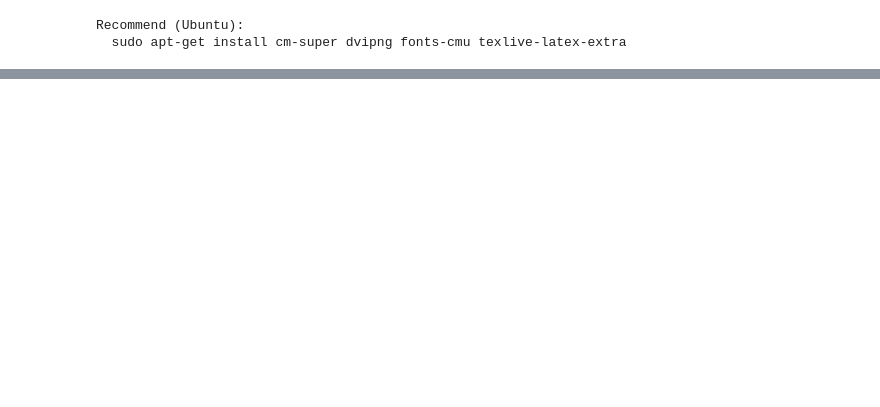
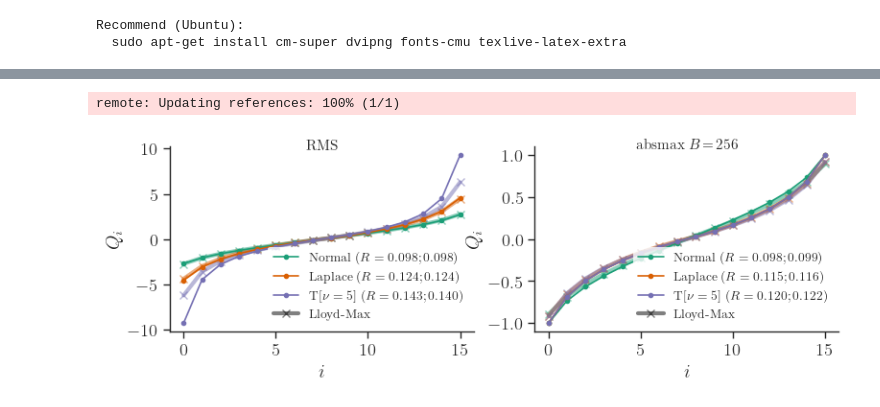
Before and after one commit to graphcore-research/llama-mobile-vlm, a Jupyter notebook: 20250127-FormatsCascade/Analysis.ipynb, the cells around one changed output, grey strips where cells are left out. Cells and saved outputs as stored; diff of their text form; code cells hidden in the pictures; blank space fills up the shorter version.

```diff
--- a/20250127-FormatsCascade/Analysis.ipynb
+++ b/20250127-FormatsCascade/Analysis.ipynb
@@ -61,15 +69,0 @@ remote: Updating references: 100% (1/1)
-# %%
-_, (ax0, ax1) = plt.subplots(ncols=2, figsize=(9, 2.5))
-
-bits = 4
-n_X, iterations, push = 2**14, 100, False
-# n_X, iterations, push = 2**20, 200, True
-
-X = torch.randn(n_X, generator=get_generator())
-for fmt in ["normal", "laplace", "student-t-4"]:
-    pass # TODO
-ax0.set_xlabel("$i$")
-ax0.set_ylabel("$Q_i$")
-ax0.legend(loc="lower right")
-
-# plot_utils.save("crd_curves_4bit", push=push)
@@ -78,0 +70,65 @@ ax0.legend(loc="lower right")
+# %%
+_, (ax0, ax1) = plt.subplots(ncols=2, figsize=(9, 2.5))
+
+bits = 4
+# n_X, iterations, push = 2**14, 100, False
+n_X, iterations, push = 2**20, 300, True
+
+studentt_dof = 5
+block_size = 256
+dists = [
+    dict(dist="Normal", scale=1.0),
+    dict(dist="Laplace", scale=2**-0.5),
+    dict(dist="StudentT", dof=studentt_dof, scale=((studentt_dof - 2) / studentt_dof) ** .5),
+]
+for dist, color in zip(dists, plot_utils.PALETTE):
+    torch.manual_seed(1)
+    X = sample(n_X, **dist, seed=1)
+    X_LM = sample(n_X, **dist, seed=2)
+    assert 0.95 <= X.pow(2).mean().sqrt().item() <= 1.05
+
+    lm_fmt = Q.lut_lloyd_max(X_LM, bits, iterations=iterations)
+    block_lm_fmt = Q.lut_lloyd_max(
+        X_LM.view(-1, block_size).div(X_LM.view(-1, block_size).abs().amax(-1, keepdim=True)).view(-1),
+        bits,
+        iterations=iterations,
+    )
+    if dist["dist"] == "Normal":
+        name = "Normal"
+        crd_fmt = Q.crd_gauss(bits)
+        block_crd_fmt = Q.crd_trunc_gauss(bits, block_size, symmetric=True)
+    if dist["dist"] == "Laplace":
+        name = "Laplace"
+        crd_fmt = Q.crd_laplace(bits)
+        block_crd_fmt = Q.crd_trunc_laplace(bits, block_size, symmetric=True)
+    if dist["dist"] == "StudentT":
+        name = f"T[$\\nu={dist['dof']:.0f}$]"
+        crd_fmt = Q.crd_t(bits, dist['dof'])
+        block_crd_fmt = Q.crd_trunc_laplace(bits, block_size, symmetric=True)  # TODO
+
+    rmse = Q.rmse_norm(X, crd_fmt.quantise(X)).item()
+    lm_rmse = Q.rmse_norm(X, lm_fmt.quantise(X)).item()
+    ax0.plot(crd_fmt.values, label=f"{name} ($R={rmse:.3f} ; {lm_rmse:.3f}$)", c=color, marker="o")
+    ax0.plot(lm_fmt.values, c=color, **LM_UNDERLAY_ARGS)
+
+    scaling_fmt = Q.LinearScalingFormatV2(block_crd_fmt, Q.BFLOAT16, (block_size,), scaling="absmax")
+    block_rmse = Q.rmse_norm(X, scaling_fmt.quantise(X)).item()
+    lm_scaling_fmt = Q.LinearScalingFormatV2(block_lm_fmt, Q.BFLOAT16, (block_size,), scaling="absmax")
+    lm_block_rmse = Q.rmse_norm(X, lm_scaling_fmt.quantise(X)).item()
+    ax1.plot(block_crd_fmt.values, label=f"{name} ($R={block_rmse:.3f} ; {lm_block_rmse:.3f}$)", c=color, marker="o")
+    ax1.plot(block_lm_fmt.values, c=color, **LM_UNDERLAY_ARGS)
+
+for ax in [ax0, ax1]:
+    ax.set_xlabel("$i$")
+    ax.set_ylabel("$Q_i$")
+    h, _ = ax.get_legend_handles_labels()
+    h.append(matplotlib.lines.Line2D([], [], color="k", **LM_UNDERLAY_ARGS, label="Lloyd-Max"))
+    ax.legend(handles=h, loc="lower right", fontsize=9.5)
+
+ax0.set_title("RMS", y=1, va="top")
+ax1.set_title(f"absmax $B\\!=\\!{block_size}$", y=1, va="top")
+
+plot_utils.save("crd_curves_4bit", push=push)
+# %% [output]
+remote: Updating references: 100% (1/1)
+[figure, added]
```
Also changed, not shown: parts of 3 cells of this notebook, 2 other files.
